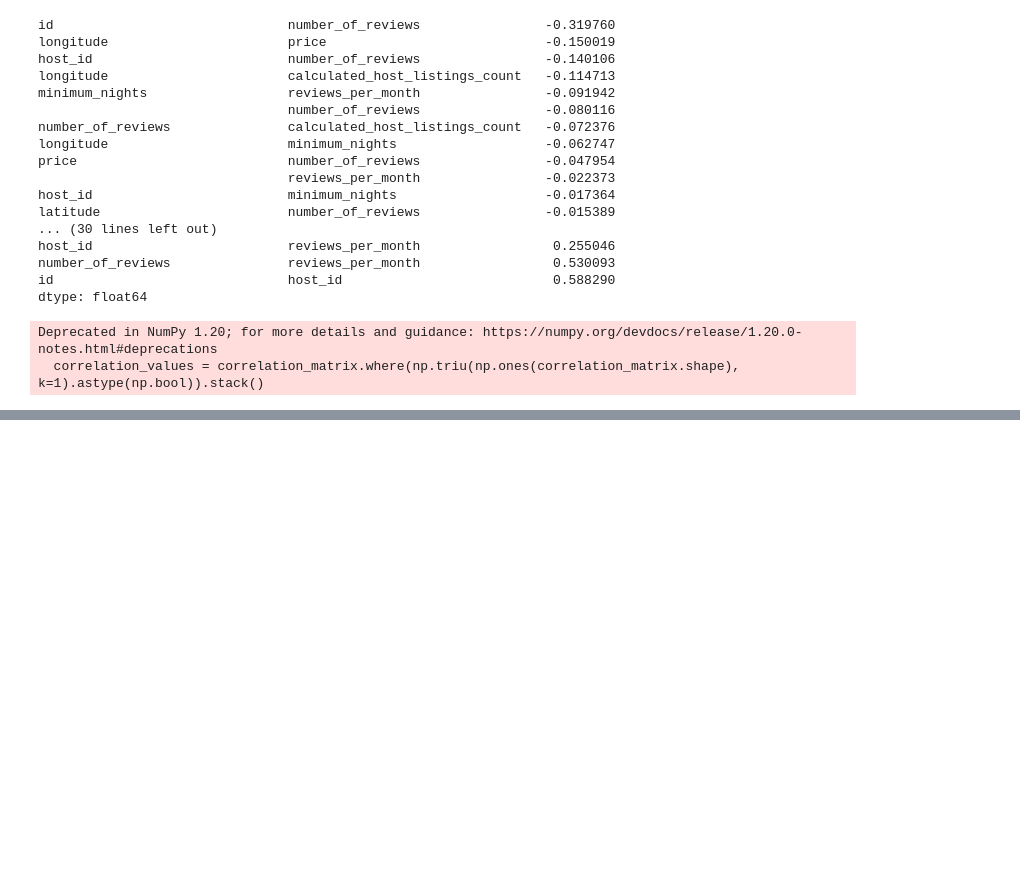
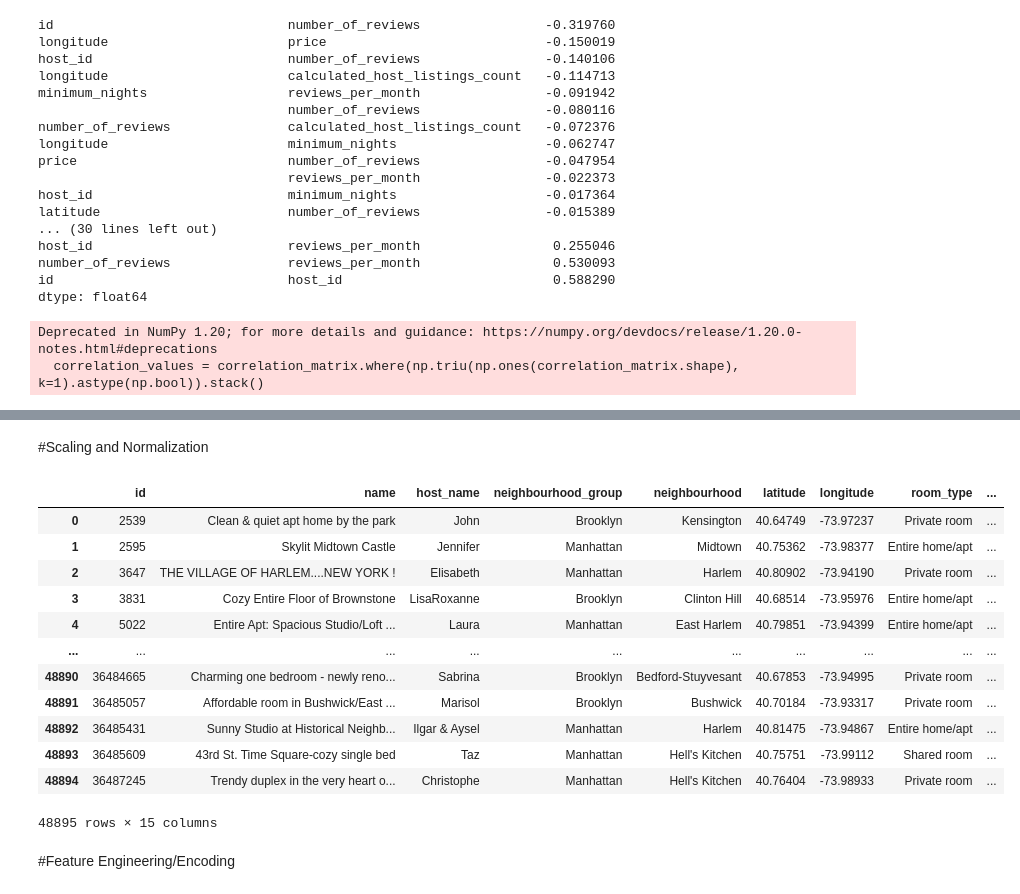
Before and after one commit to divyansh-ag-03/IAIML, a Jupyter notebook: IAIML_Experiment_2.ipynb, the cells around one changed output, grey strips where cells are left out. Drawn from its saved outputs; the diff is of its cells as text; code cells hidden in the pictures; blank space fills up the shorter version.

```diff
--- a/IAIML_Experiment_2.ipynb
+++ b/IAIML_Experiment_2.ipynb
@@ -177,3 +168,5 @@ id                              host_id                           0.588290
 dtype: float64
 Deprecated in NumPy 1.20; for more details and guidance: https://numpy.org/devdocs/release/1.20.0-notes.html#deprecations
   correlation_values = correlation_matrix.where(np.triu(np.ones(correlation_matrix.shape), k=1).astype(np.bool)).stack()
+# %%
+df.drop(['host_id'], axis=1, inplace=True)
@@ -180,2 +182,25 @@ Deprecated in NumPy 1.20; for more details and guidance: https://numpy.org/devdo
+# %% [markdown]
+#Scaling and Normalization
+# %%
+from sklearn.preprocessing import StandardScaler
+
+scaler = StandardScaler()
+df[['price', 'minimum_nights']] = scaler.fit_transform(df[['price', 'minimum_nights']])
 # %%
-df.drop
+df
+# %% [output]
+|  | id | name | host_name | neighbourhood_group | neighbourhood | latitude | longitude | room_type | ... |
+| 0 | 2539 | Clean & quiet apt home by the park | John | Brooklyn | Kensington | 40.64749 | -73.97237 | Private room | ... |
+| 1 | 2595 | Skylit Midtown Castle | Jennifer | Manhattan | Midtown | 40.75362 | -73.98377 | Entire home/apt | ... |
+| 2 | 3647 | THE VILLAGE OF HARLEM....NEW YORK ! | Elisabeth | Manhattan | Harlem | 40.80902 | -73.94190 | Private room | ... |
+| 3 | 3831 | Cozy Entire Floor of Brownstone | LisaRoxanne | Brooklyn | Clinton Hill | 40.68514 | -73.95976 | Entire home/apt | ... |
+| 4 | 5022 | Entire Apt: Spacious Studio/Loft ... | Laura | Manhattan | East Harlem | 40.79851 | -73.94399 | Entire home/apt | ... |
+| ... | ... | ... | ... | ... | ... | ... | ... | ... | ... |
+| 48890 | 36484665 | Charming one bedroom - newly reno... | Sabrina | Brooklyn | Bedford-Stuyvesant | 40.67853 | -73.94995 | Private room | ... |
+| 48891 | 36485057 | Affordable room in Bushwick/East ... | Marisol | Brooklyn | Bushwick | 40.70184 | -73.93317 | Private room | ... |
+| 48892 | 36485431 | Sunny Studio at Historical Neighb... | Ilgar & Aysel | Manhattan | Harlem | 40.81475 | -73.94867 | Entire home/apt | ... |
+| 48893 | 36485609 | 43rd St. Time Square-cozy single bed | Taz | Manhattan | Hell's Kitchen | 40.75751 | -73.99112 | Shared room | ... |
+| 48894 | 36487245 | Trendy duplex in the very heart o... | Christophe | Manhattan | Hell's Kitchen | 40.76404 | -73.98933 | Private room | ... |
+48895 rows × 15 columns
+# %% [markdown]
+#Feature Engineering/Encoding
```
Also changed, not shown: parts of 17 cells of this notebook.
